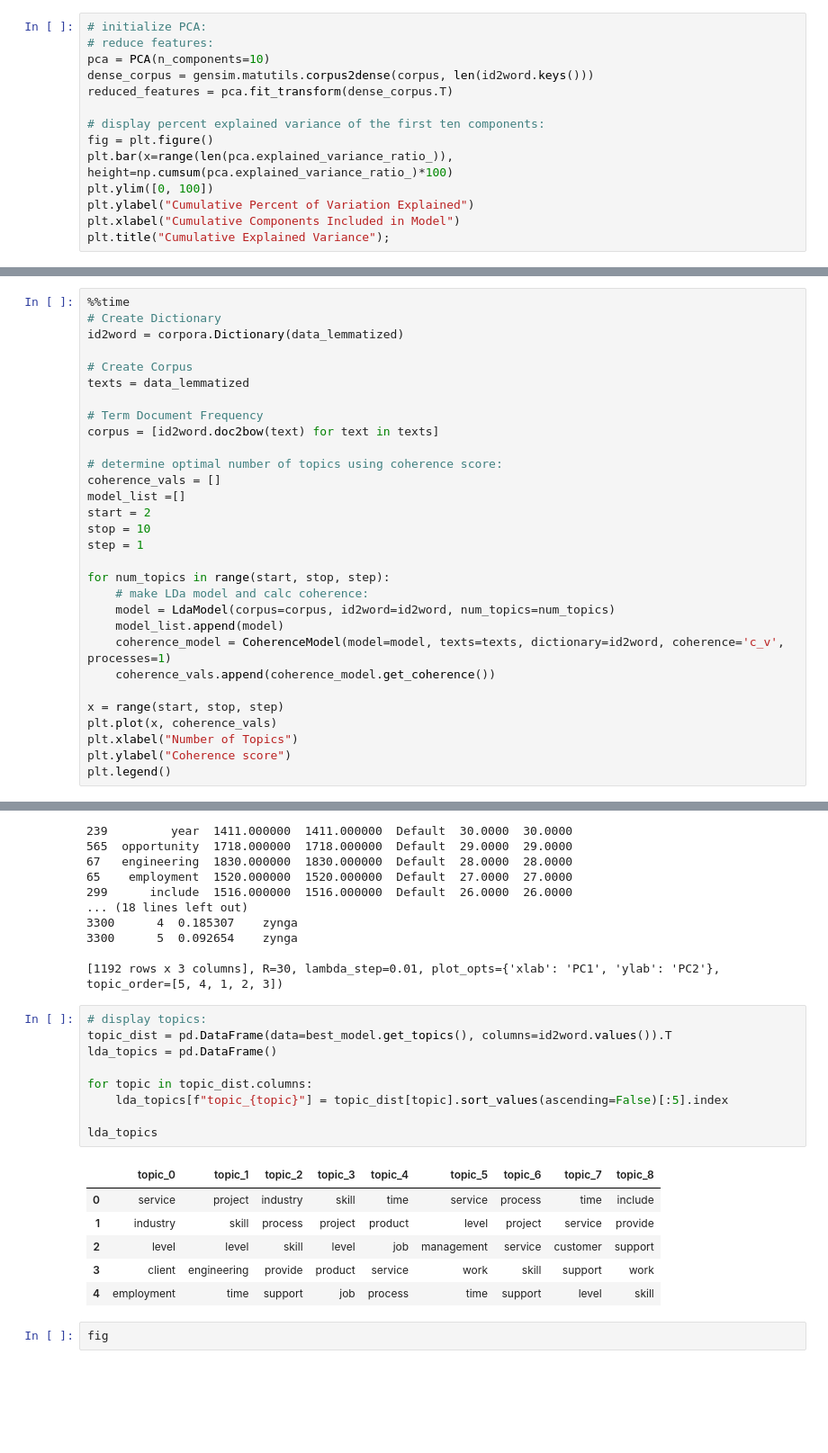
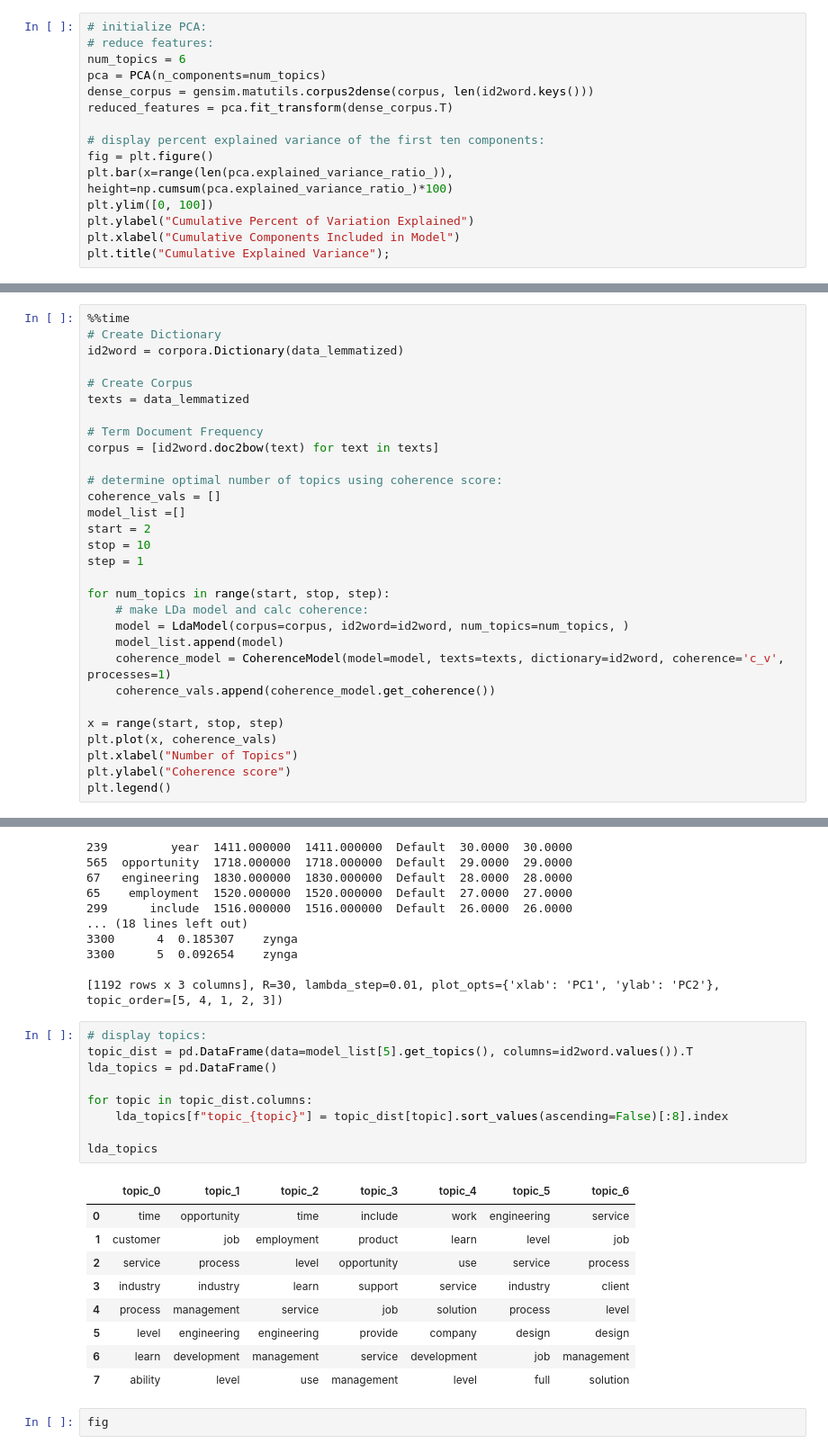
Before and after one commit to MatanFreedman/LinkedIn-NLP, a Jupyter notebook: notebooks/topic-modelling/0.4-matan-topic-modelling.ipynb, the cells around one changed output, grey strips where cells are left out. Shown at 90% size. Cells and saved outputs as stored; diff of their text form; blank space fills up the shorter version.

```diff
--- a/notebooks/topic-modelling/0.4-matan-topic-modelling.ipynb
+++ b/notebooks/topic-modelling/0.4-matan-topic-modelling.ipynb
@@ -144,7 +144,8 @@ See if PCA might be useful, also will be used to visualize the LDA model later.
 # %%
 # initialize PCA:
 # reduce features:
-pca = PCA(n_components=10)
+num_topics = 6
+pca = PCA(n_components=num_topics)
 dense_corpus = gensim.matutils.corpus2dense(corpus, len(id2word.keys()))
 reduced_features = pca.fit_transform(dense_corpus.T)
 
@@ -264,7 +258,7 @@ step = 1
 
 for num_topics in range(start, stop, step):
     # make LDa model and calc coherence:
-    model = LdaModel(corpus=corpus, id2word=id2word, num_topics=num_topics)
+    model = LdaModel(corpus=corpus, id2word=id2word, num_topics=num_topics, )
     model_list.append(model)
     coherence_model = CoherenceModel(model=model, texts=texts, dictionary=id2word, coherence='c_v', processes=1)
     coherence_vals.append(coherence_model.get_coherence())
@@ -305,20 +299,23 @@ topic
 [1192 rows x 3 columns], R=30, lambda_step=0.01, plot_opts={'xlab': 'PC1', 'ylab': 'PC2'}, topic_order=[5, 4, 1, 2, 3])
 # %%
 # display topics:
-topic_dist = pd.DataFrame(data=best_model.get_topics(), columns=id2word.values()).T
+topic_dist = pd.DataFrame(data=model_list[5].get_topics(), columns=id2word.values()).T
 lda_topics = pd.DataFrame()
 
 for topic in topic_dist.columns:
-    lda_topics[f"topic_{topic}"] = topic_dist[topic].sort_values(ascending=False)[:5].index
+    lda_topics[f"topic_{topic}"] = topic_dist[topic].sort_values(ascending=False)[:8].index
 
 lda_topics
 # %% [output]
-|  | topic_0 | topic_1 | topic_2 | topic_3 | topic_4 | topic_5 | topic_6 | topic_7 | topic_8 |
-| 0 | service | project | industry | skill | time | service | process | time | include |
-| 1 | industry | skill | process | project | product | level | project | service | provide |
-| 2 | level | level | skill | level | job | management | service | customer | support |
-| 3 | client | engineering | provide | product | service | work | skill | support | work |
-| 4 | employment | time | support | job | process | time | support | level | skill |
+|  | topic_0 | topic_1 | topic_2 | topic_3 | topic_4 | topic_5 | topic_6 |
+| 0 | time | opportunity | time | include | work | engineering | service |
+| 1 | customer | job | employment | product | learn | level | job |
+| 2 | service | process | level | opportunity | use | service | process |
+| 3 | industry | industry | learn | support | service | industry | client |
+| 4 | process | management | service | job | solution | process | level |
+| 5 | level | engineering | engineering | provide | company | design | design |
+| 6 | learn | development | management | service | development | job | management |
+| 7 | ability | level | use | management | level | full | solution |
 # %%
 fig
 # %% [output]
```
Also changed, not shown: parts of 9 cells of this notebook, 1 other file.
